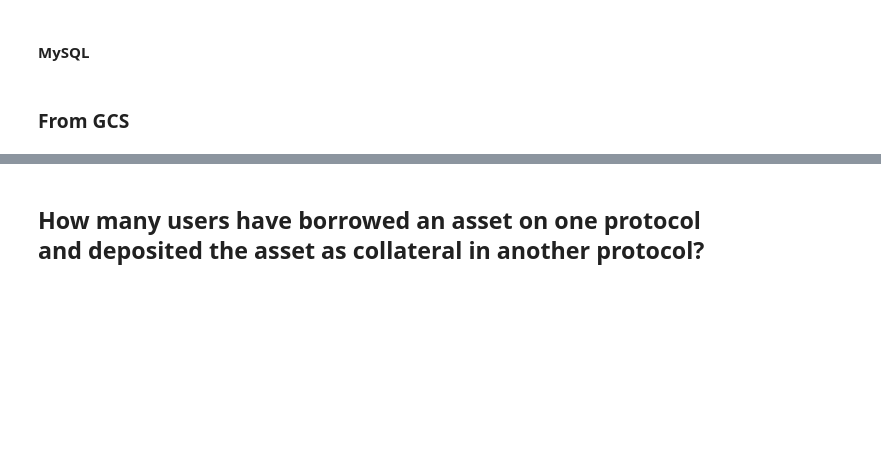
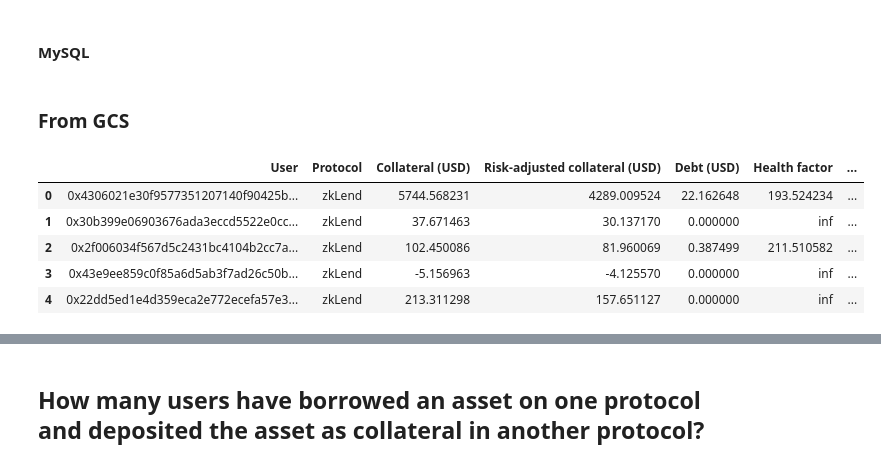
Before and after one commit to CarmineOptions/derisk-research, a Jupyter notebook: notebooks/analyze_looping_across_lending_protocols.ipynb, the cells around one changed output, grey strips where cells are left out. Cells and saved outputs as stored; diff of their text form; code cells hidden in the pictures; blank space fills up the shorter version.

```diff
--- a/notebooks/analyze_looping_across_lending_protocols.ipynb
+++ b/notebooks/analyze_looping_across_lending_protocols.ipynb
@@ -98,37 +98,45 @@ import pandas as pd
 import pyarrow.parquet as pq
 import requests
 import matplotlib.pyplot as plt
 import seaborn as sns
 from io import BytesIO
 
 # URLs of the loans files for all lending protocols
 parquet_urls = {
     "zklend": "https://storage.googleapis.com/derisk-persistent-state/zklend_data/loans.parquet",
     "nostra_alpha": "https://storage.googleapis.com/derisk-persistent-state/nostra_alpha_data/loans.parquet",
     "nostra_mainnet": "https://storage.googleapis.com/derisk-persistent-state/nostra_mainnet_data/loans.parquet",
     "hashstack_v0": "https://storage.googleapis.com/derisk-persistent-state/hashstack_v0_data/loans.parquet",
     "hashstack_v1": "https://storage.googleapis.com/derisk-persistent-state/hashstack_v1_data/loans.parquet"
 }
 
 dataframes = {}
 
 for protocol,url in parquet_urls.items():
     # Download the file
     response = requests.get(url)
     response.raise_for_status()  # Ensure the request was successful
 
     # Read the Parquet file into a Pandas DataFrame
     with BytesIO(response.content) as f:
         table = pq.read_table(f)
-        df = table.to_pandas()
+        protocol_loan_states = table.to_pandas()
 
     # Store dataframe in dictionary
-    dataframes[protocol] = df
+    dataframes[protocol] = protocol_loan_states
 
-    pd.set_option('display.max_columns', None)  # Display all columns
-    pd.set_option('display.max_colwidth', None)  # Display full column width
-    pd.set_option('display.width', None)  # Adjust display width
+pd.set_option('display.max_columns', None)  # Display all columns
+pd.set_option('display.max_colwidth', None)  # Display full column width
+pd.set_option('display.width', None)  # Adjust display width
 
 
-    # Display the first rows
-    display(df.head())
+# Display the first rows
+for protocol, protocol_df in dataframes.items():
+    display(protocol_df.head())
+# %% [output]
+|  | User | Protocol | Collateral (USD) | Risk-adjusted collateral (USD) | Debt (USD) | Health factor | ... |
+| 0 | 0x4306021e30f9577351207140f90425b... | zkLend | 5744.568231 | 4289.009524 | 22.162648 | 193.524234 | ... |
+| 1 | 0x30b399e06903676ada3eccd5522e0cc... | zkLend | 37.671463 | 30.137170 | 0.000000 | inf | ... |
+| 2 | 0x2f006034f567d5c2431bc4104b2cc7a... | zkLend | 102.450086 | 81.960069 | 0.387499 | 211.510582 | ... |
+| 3 | 0x43e9ee859c0f85a6d5ab3f7ad26c50b... | zkLend | -5.156963 | -4.125570 | 0.000000 | inf | ... |
+| 4 | 0x22dd5ed1e4d359eca2e772ecefa57e3... | zkLend | 213.311298 | 157.651127 | 0.000000 | inf | ... |
```
Also changed, not shown: parts of 2 cells of this notebook.
